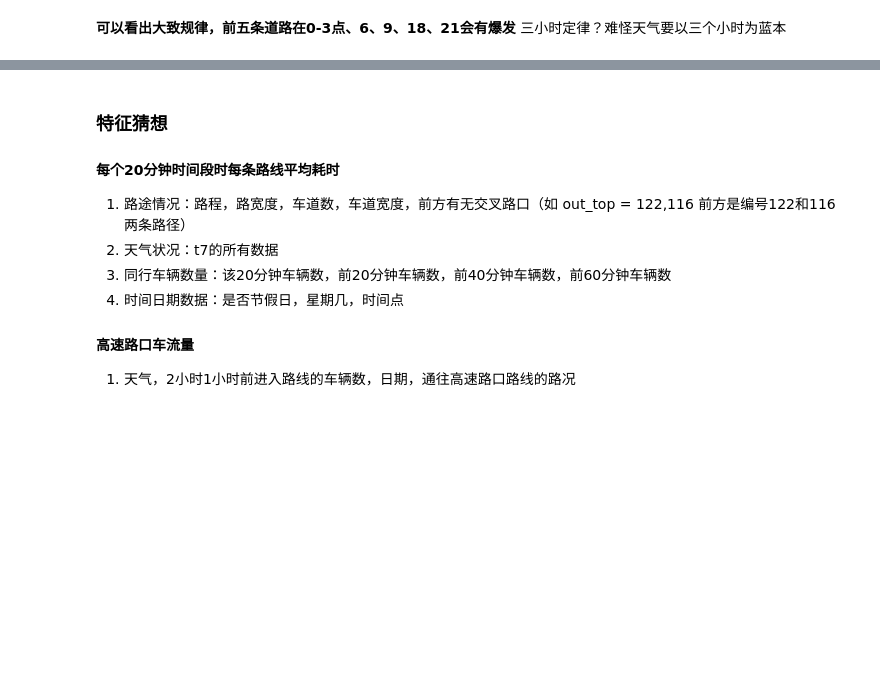
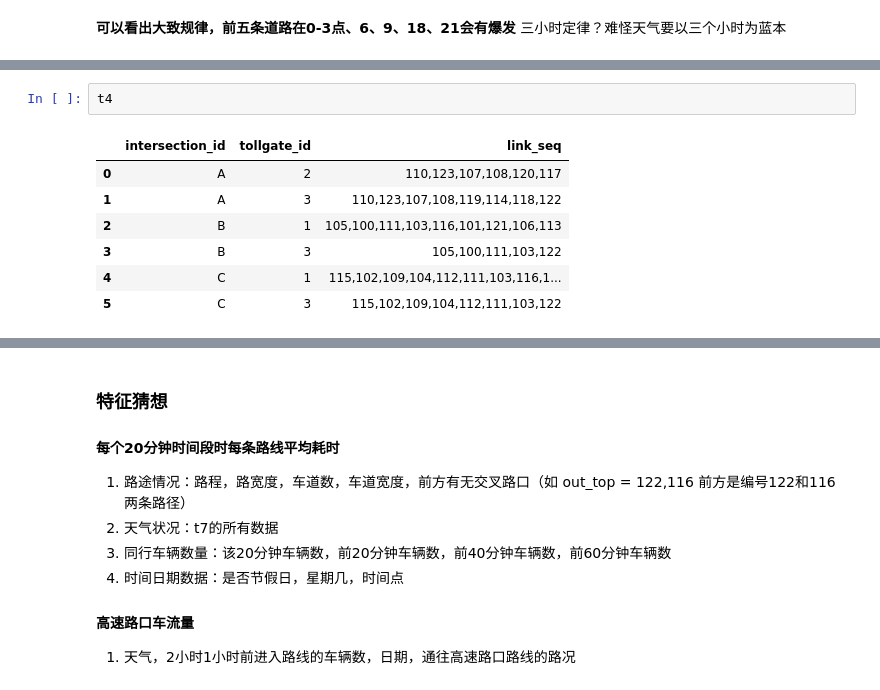
Before and after one commit to davidwang8088/KDD-cup-2017, a Jupyter notebook: code/total/EDA.ipynb, the cells around one changed output, grey strips where cells are left out. Drawn from its saved outputs; the diff is of its cells as text; blank space fills up the shorter version.

```diff
--- a/code/total/EDA.ipynb
+++ b/code/total/EDA.ipynb
@@ -147,0 +160,10 @@ for a, b in ids:
+# %%
+t4
+# %% [output]
+|  | intersection_id | tollgate_id | link_seq |
+| 0 | A | 2 | 110,123,107,108,120,117 |
+| 1 | A | 3 | 110,123,107,108,119,114,118,122 |
+| 2 | B | 1 | 105,100,111,103,116,101,121,106,113 |
+| 3 | B | 3 | 105,100,111,103,122 |
+| 4 | C | 1 | 115,102,109,104,112,111,103,116,1... |
+| 5 | C | 3 | 115,102,109,104,112,111,103,122 |
```
Also changed, not shown: parts of 11 cells of this notebook, 13 other files.
